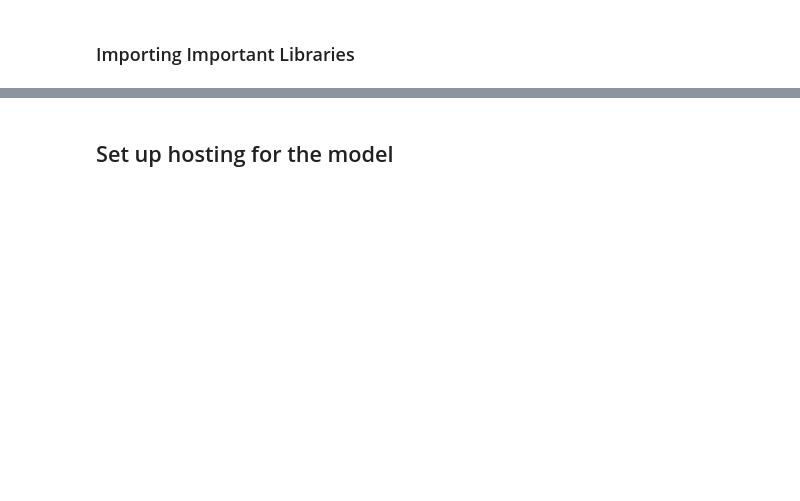
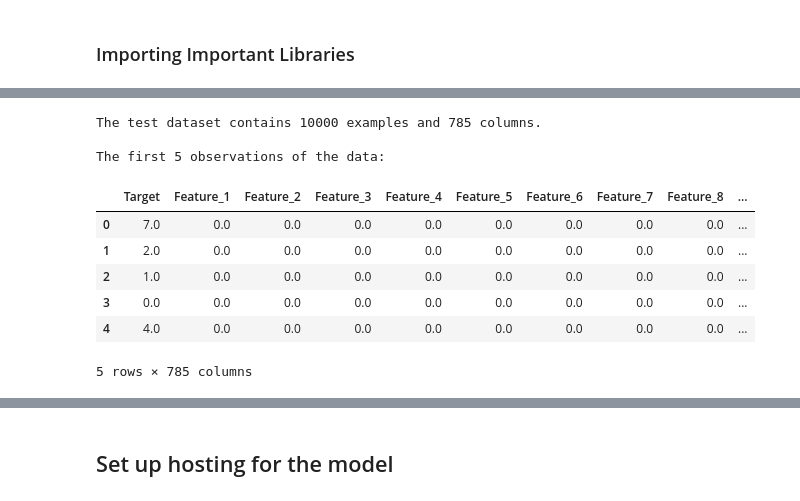
Before and after one commit to TranNhatQuang2405/Amazon_Elastic_Inference_Project, a Jupyter notebook: MNIST_LinearRegression_AWS.ipynb, the cells around one changed output, grey strips where cells are left out. Cells and saved outputs as stored; diff of their text form; code cells hidden in the pictures; blank space fills up the shorter version.

```diff
--- a/MNIST_LinearRegression_AWS.ipynb
+++ b/MNIST_LinearRegression_AWS.ipynb
@@ -71,10 +2,0 @@ Next, we read the MNIST dataset [1] from an existing repository into memory, for
-# %%
-%%time
-import pickle, gzip, numpy, json
-
-# Load the dataset
-s3 = boto3.client("s3")
-s3.download_file(downloaded_data_bucket, f"{downloaded_data_prefix}/mnist.pkl.gz", "mnist.pkl.gz")
-with gzip.open("mnist.pkl.gz", "rb") as f:
-    train_set, valid_set, test_set = pickle.load(f, encoding="latin1")
-print("done")
@@ -258,0 +276,35 @@ done
+# %%
+newline, bold, unbold = "\n", "\033[1m", "\033[0m"
+
+import numpy as np
+import pandas as pd
+from sklearn.metrics import accuracy_score
+from sklearn.metrics import f1_score
+from sklearn.metrics import confusion_matrix
+import matplotlib.pyplot as plt
+
+# read the data
+test_data = pd.read_csv(test_data_file_name, header=None)
+test_data.columns = ["Target"] + [f"Feature_{i}" for i in range(1, test_data.shape[1])]
+
+num_examples, num_columns = test_data.shape
+print(
+    f"{bold}The test dataset contains {num_examples} examples and {num_columns} columns.{unbold}\n"
+)
+
+# prepare the ground truth target and predicting features to send into the endpoint.
+ground_truth_label, features = test_data.iloc[:, :1], test_data.iloc[:, 1:]
+
+print(f"{bold}The first 5 observations of the data: {unbold} \n")
+test_data.head(5)
+# %% [output]
+The test dataset contains 10000 examples and 785 columns.
+
+The first 5 observations of the data:
+|  | Target | Feature_1 | Feature_2 | Feature_3 | Feature_4 | Feature_5 | Feature_6 | Feature_7 | Feature_8 | ... |
+| 0 | 7.0 | 0.0 | 0.0 | 0.0 | 0.0 | 0.0 | 0.0 | 0.0 | 0.0 | ... |
+| 1 | 2.0 | 0.0 | 0.0 | 0.0 | 0.0 | 0.0 | 0.0 | 0.0 | 0.0 | ... |
+| 2 | 1.0 | 0.0 | 0.0 | 0.0 | 0.0 | 0.0 | 0.0 | 0.0 | 0.0 | ... |
+| 3 | 0.0 | 0.0 | 0.0 | 0.0 | 0.0 | 0.0 | 0.0 | 0.0 | 0.0 | ... |
+| 4 | 4.0 | 0.0 | 0.0 | 0.0 | 0.0 | 0.0 | 0.0 | 0.0 | 0.0 | ... |
+5 rows × 785 columns
```
Also changed, not shown: parts of 57 cells of this notebook.
